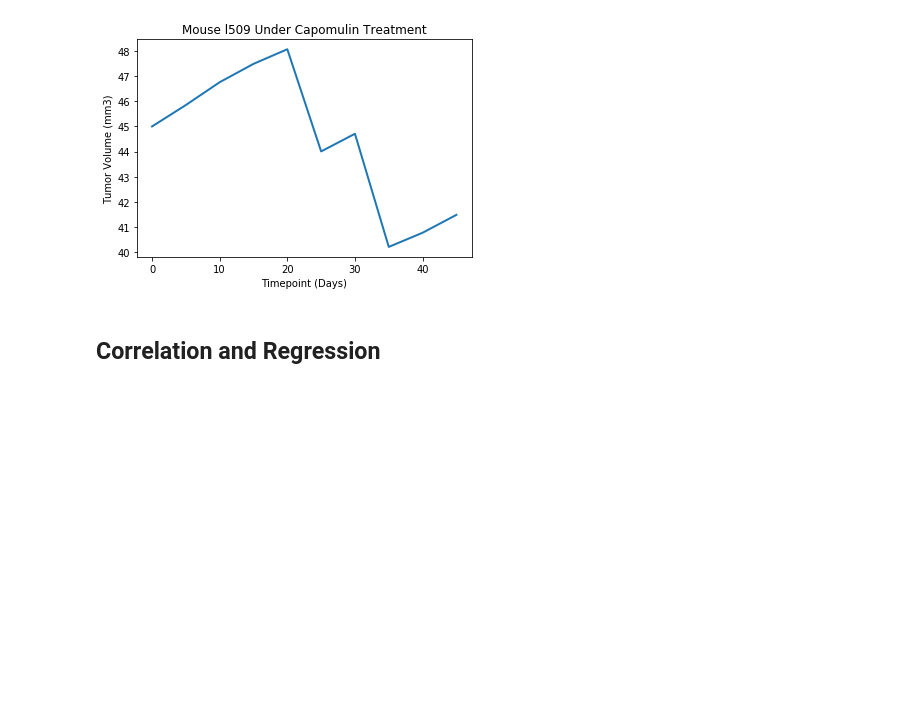
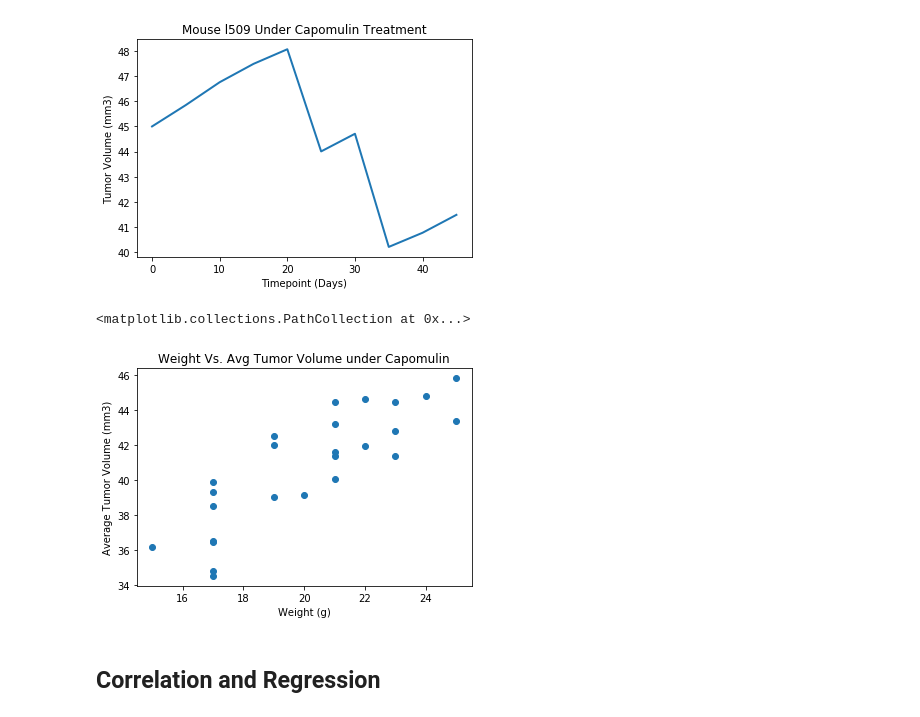
Before and after one commit to matteo005/MatPlotLib_HW, a Jupyter notebook: pymaceuticals_starter.ipynb, the cells around one changed output. Drawn from its saved outputs; the diff is of its cells as text; code cells hidden in the pictures; blank space fills up the shorter version.

Commit message:
finished plotting the last few charts and wrote up a conclusion of my findings

```diff
--- a/pymaceuticals_starter.ipynb
+++ b/pymaceuticals_starter.ipynb
@@ -342,2 +339,19 @@ plt.plot(x_axis, y_axis, linewidth = 2, markersize = 12)
+# %%
+# Generate a scatter plot of average tumor volume vs. mouse weight
+# for all mice in the Capomulin regimen
+
+#get the average for x and y axis
+Cap_avg = Capomulin.groupby('mouse_id').mean()
+x_axis = Cap_avg['weight']
+y_axis = Cap_avg['tumor']
+
+#Set plot points and plot the scatter
+plt.title('Weight Vs. Avg Tumor Volume under Capomulin')
+plt.xlabel('Weight (g)')
+plt.ylabel('Average Tumor Volume (mm3)')
+plt.scatter(x_axis,y_axis)
+# %% [output]
+<matplotlib.collections.PathCollection at 0x...>
+[figure, added]
 # %% [markdown]
 ## Correlation and Regression
```
Also changed, not shown: parts of 4 cells of this notebook.
